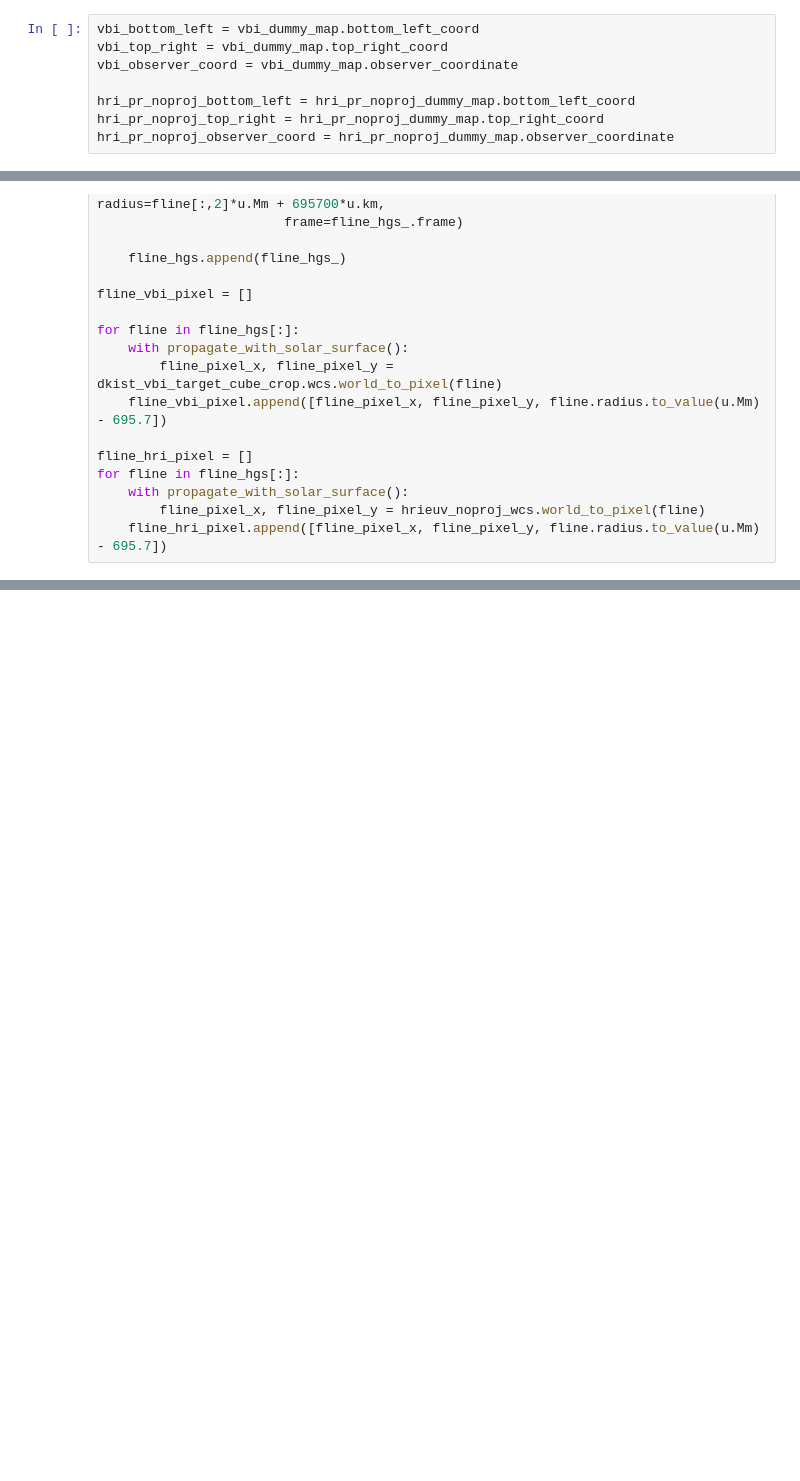
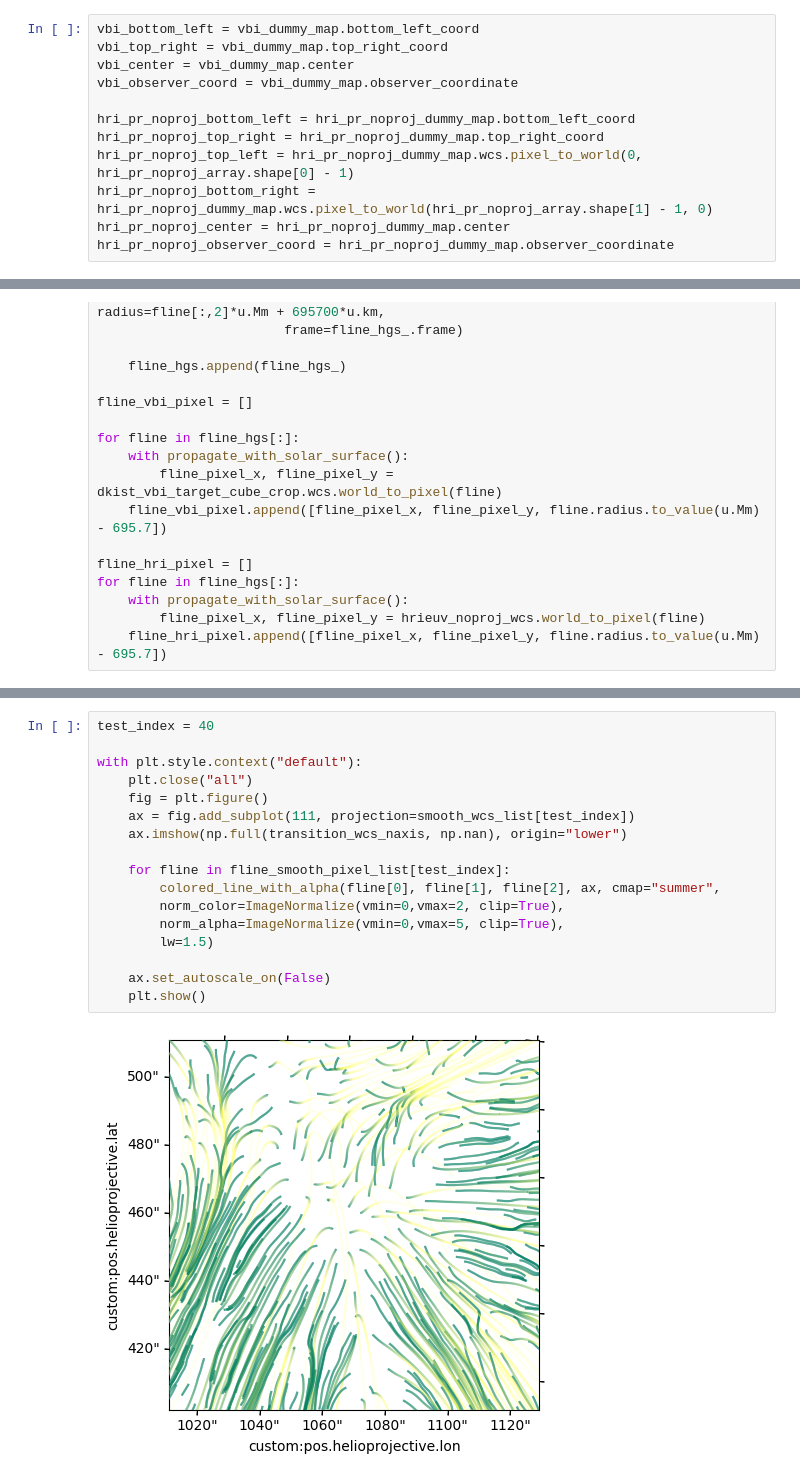
Before and after one commit to yjzhu-solar/DKIST_SolO_Fibril, a Jupyter notebook: ipynb/ms_plot/vbi_hri_field_transition_movie.ipynb, the cells around one changed output, grey strips where cells are left out. Saved outputs shown, nothing was run; the diff lists cells and outputs as text; blank space fills up the shorter version.

```diff
--- a/ipynb/ms_plot/vbi_hri_field_transition_movie.ipynb
+++ b/ipynb/ms_plot/vbi_hri_field_transition_movie.ipynb
@@ -214,9 +197,13 @@ hri_pr_noproj_dummy_map = sunpy.map.Map(np.zeros((hri_pr_noproj_array.shape[1:])
 # %%
 vbi_bottom_left = vbi_dummy_map.bottom_left_coord
 vbi_top_right = vbi_dummy_map.top_right_coord
+vbi_center = vbi_dummy_map.center
 vbi_observer_coord = vbi_dummy_map.observer_coordinate
 
 hri_pr_noproj_bottom_left = hri_pr_noproj_dummy_map.bottom_left_coord
 hri_pr_noproj_top_right = hri_pr_noproj_dummy_map.top_right_coord
+hri_pr_noproj_top_left = hri_pr_noproj_dummy_map.wcs.pixel_to_world(0, hri_pr_noproj_array.shape[0] - 1)
+hri_pr_noproj_bottom_right = hri_pr_noproj_dummy_map.wcs.pixel_to_world(hri_pr_noproj_array.shape[1] - 1, 0)
+hri_pr_noproj_center = hri_pr_noproj_dummy_map.center
 hri_pr_noproj_observer_coord = hri_pr_noproj_dummy_map.observer_coordinate
 # %% [output]
@@ -377,0 +455,19 @@ with open("../../sav/fline_transition_pixel_list.pkl", "wb") as f:
+# %%
+test_index = 40
+
+with plt.style.context("default"):
+    plt.close("all")
+    fig = plt.figure()
+    ax = fig.add_subplot(111, projection=smooth_wcs_list[test_index])
+    ax.imshow(np.full(transition_wcs_naxis, np.nan), origin="lower")
+
+    for fline in fline_smooth_pixel_list[test_index]:
+        colored_line_with_alpha(fline[0], fline[1], fline[2], ax, cmap="summer",
+        norm_color=ImageNormalize(vmin=0,vmax=2, clip=True),
+        norm_alpha=ImageNormalize(vmin=0,vmax=5, clip=True),
+        lw=1.5)
+
+    ax.set_autoscale_on(False)
+    plt.show()
+# %% [output]
+[figure, added]
```
Also changed, not shown: parts of 28 cells of this notebook, 14 other files.
